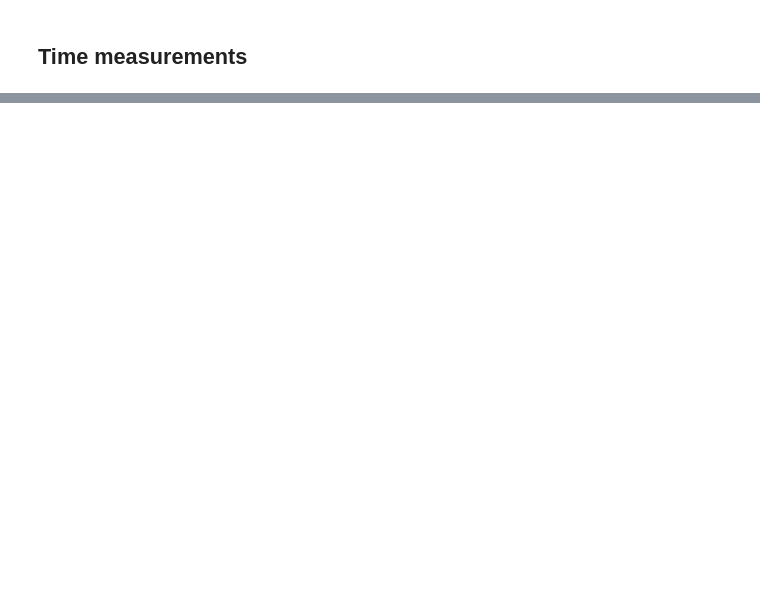
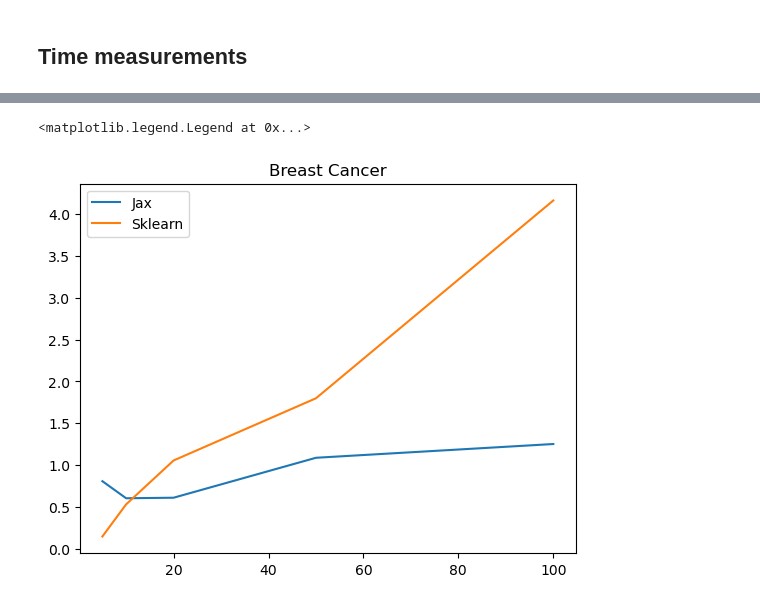
Before and after one commit to SKholkin/CUDA_EM_GMM, a Jupyter notebook: jax_em.ipynb, the cells around one changed output, grey strips where cells are left out. Saved outputs shown, nothing was run; the diff lists cells and outputs as text; code cells hidden in the pictures; blank space fills up the shorter version.

```diff
--- a/jax_em.ipynb
+++ b/jax_em.ipynb
@@ -336,0 +295,13 @@ Time for one EM step jax: 0.08795948028564453 s +- 0.05339844201015761
+# %%
+
+data = load_breast_cancer()
+
+sklearn_time_bc, jax_time_bc = compare_sklearn_and_jax(data, [5, 10, 20, 50, 100], 10, n_runs=2)
+
+plt.plot(jax_time_bc.keys(), jax_time_bc.values(), label='Jax')
+plt.plot(sklearn_time_bc.keys(), sklearn_time_bc.values(), label='Sklearn')
+plt.title('Breast Cancer')
+plt.legend()
+# %% [output]
+<matplotlib.legend.Legend at 0x...>
+[figure, added]
```
Also changed, not shown: parts of 14 cells of this notebook, 1 other file.
